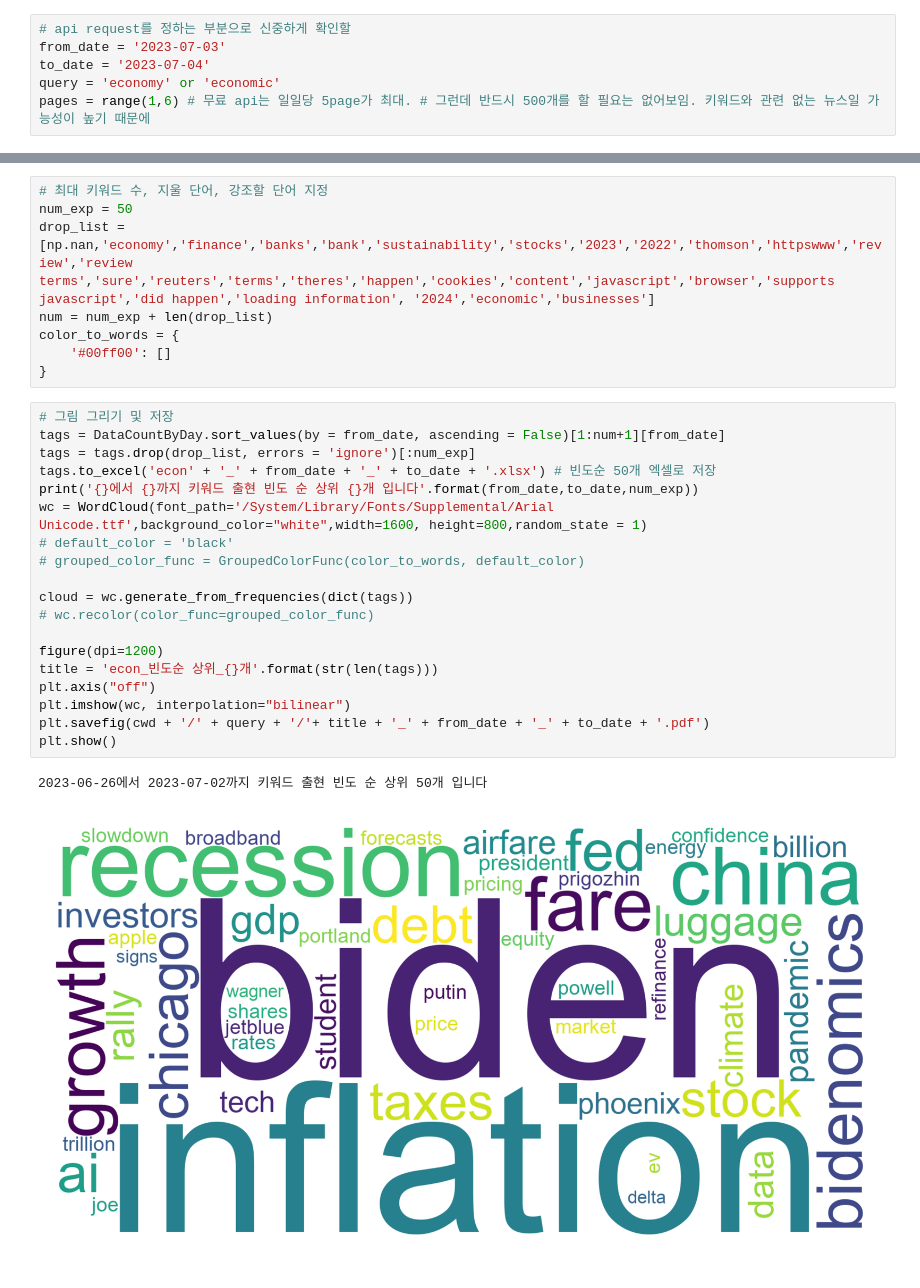
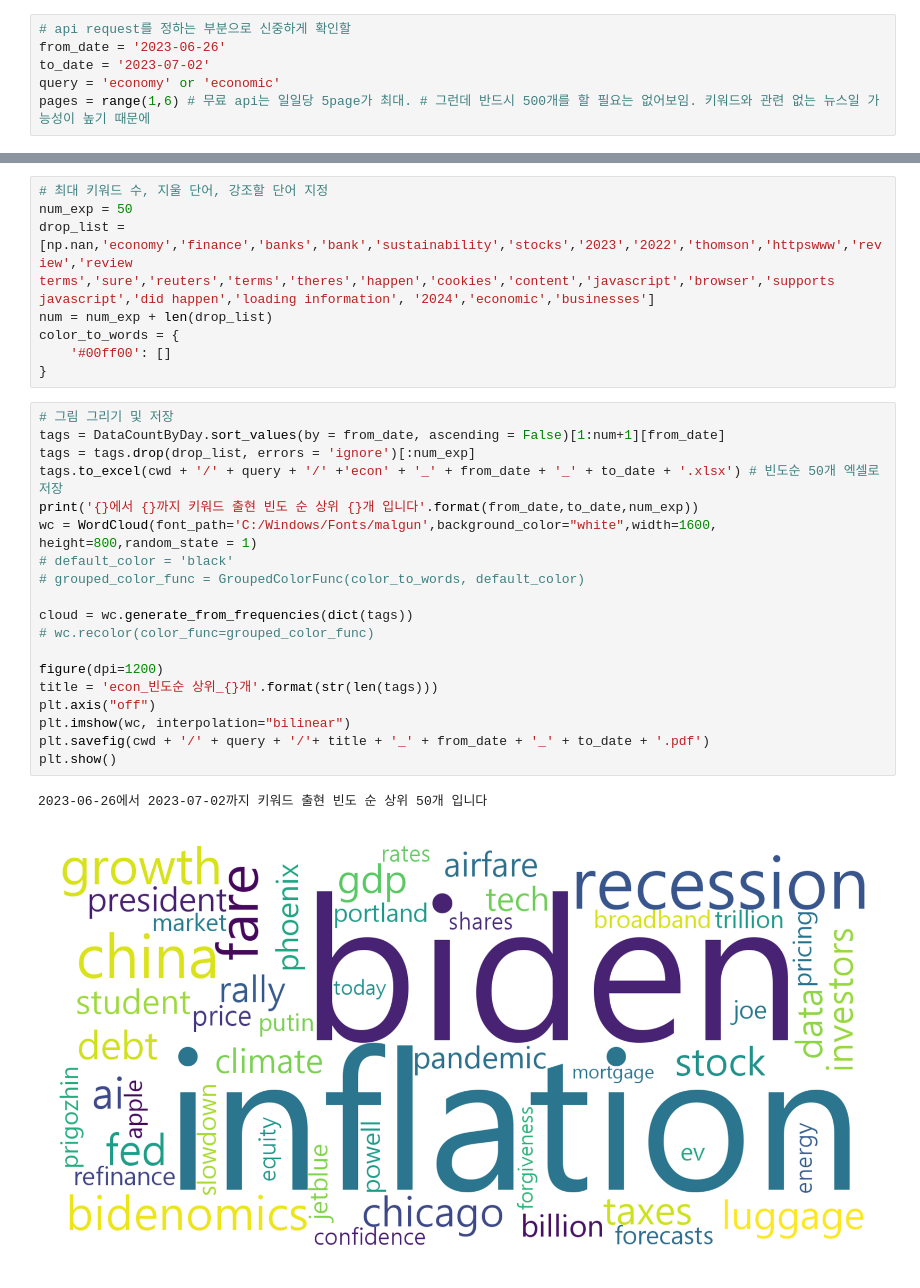
Before and after one commit to James-Jaeyoung-Park/nh, a Jupyter notebook: main_jyp_economy.ipynb, the cells around one changed output, grey strips where cells are left out. Drawn from its saved outputs; the diff is of its cells as text.

```diff
--- a/main_jyp_economy.ipynb
+++ b/main_jyp_economy.ipynb
@@ -19,8 +19,8 @@ from collections import Counter
 import datetime as DT
 # %%
 # api request를 정하는 부분으로 신중하게 확인할
-from_date = '2023-07-03'
-to_date = '2023-07-04'
+from_date = '2023-06-26'
+to_date = '2023-07-02'
 query = 'economy' or 'economic'
 pages = range(1,6) # 무료 api는 일일당 5page가 최대. # 그런데 반드시 500개를 할 필요는 없어보임. 키워드와 관련 없는 뉴스일 가능성이 높기 때문에
 # %%
@@ -206,22 +206,22 @@ color_to_words = {
 # %%
 # 그림 그리기 및 저장
 tags = DataCountByDay.sort_values(by = from_date, ascending = False)[1:num+1][from_date]
 tags = tags.drop(drop_list, errors = 'ignore')[:num_exp]
-tags.to_excel('econ' + '_' + from_date + '_' + to_date + '.xlsx') # 빈도순 50개 엑셀로 저장
+tags.to_excel(cwd + '/' + query + '/' +'econ' + '_' + from_date + '_' + to_date + '.xlsx') # 빈도순 50개 엑셀로 저장
 print('{}에서 {}까지 키워드 출현 빈도 순 상위 {}개 입니다'.format(from_date,to_date,num_exp))
-wc = WordCloud(font_path='/System/Library/Fonts/Supplemental/Arial Unicode.ttf',background_color="white",width=1600, height=800,random_state = 1)
+wc = WordCloud(font_path='C:/Windows/Fonts/malgun',background_color="white",width=1600, height=800,random_state = 1)
 # default_color = 'black'
 # grouped_color_func = GroupedColorFunc(color_to_words, default_color)
 
 cloud = wc.generate_from_frequencies(dict(tags))
 # wc.recolor(color_func=grouped_color_func)
 
 figure(dpi=1200)
 title = 'econ_빈도순 상위_{}개'.format(str(len(tags)))
 plt.axis("off")
 plt.imshow(wc, interpolation="bilinear")
 plt.savefig(cwd + '/' + query + '/'+ title + '_' + from_date + '_' + to_date + '.pdf')
 plt.show()
 # %% [output]
 2023-06-26에서 2023-07-02까지 키워드 출현 빈도 순 상위 50개 입니다
-[figure, old version]
+[figure, new version]
```
Also changed, not shown: parts of 5 cells of this notebook, 1 other file.
